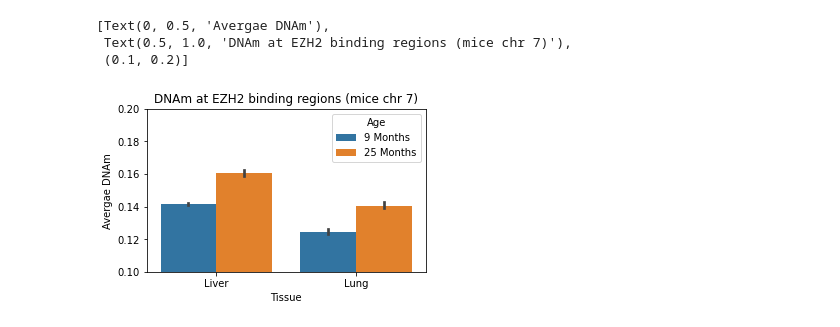
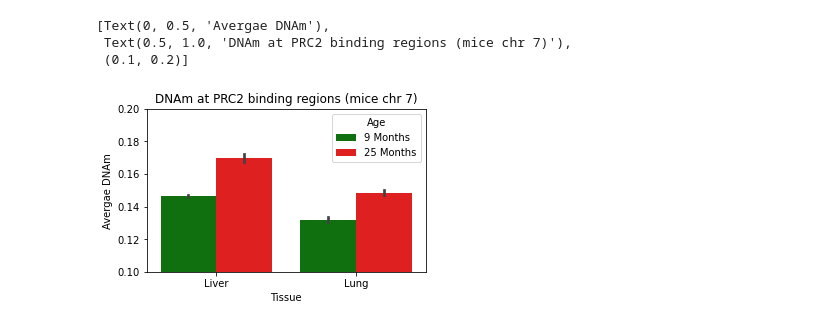
Before and after one commit to moqri/emi, a Jupyter notebook: mice/pad.ipynb, the cells around one changed output. Drawn from its saved outputs; the diff is of its cells as text; code cells hidden in the pictures.

```diff
--- a/mice/pad.ipynb
+++ b/mice/pad.ipynb
@@ -36,5 +44,5 @@ h[h.ch=='chr7'].head(1)
 # %%
-ys=get_meth('l',9)
+ys=get_meth('r',9,h7)
 ys=pd.DataFrame(ys).mean(1)
 ys.mean()
 # %% [output]
@@ -55,0 +63,5 @@ pl.to_csv(path+'l/results_ezl.csv')
+# %%
+#pl.to_csv(path+'l/results_ezl.csv')
+#l=pd.read_csv(path+'l/results_ezl.csv',index_col=0)
+#r=pd.read_csv(path+'r/results.csv',index_col=0)
+r=pl
@@ -56,21 +71,17 @@ pl.to_csv(path+'l/results_ezl.csv')
 # %%
-l=pd.read_csv(path+'l/results_ezl.csv',index_col=0)
-r=pd.read_csv(path+'r/results.csv',index_col=0)
-l.columns=['9 Months','25 Months']
 r.columns=['9 Months','25 Months']
 # %%
-l['Tissue']='Liver'
 r['Tissue']='Lung'
 # %%
 pl=pd.concat([l,r]).melt('Tissue')
 # %%
 pl.columns=['Tissue','Age','DNAm']
-# %%
-fig, ax = plt.subplots(figsize=(5,3))
-sns.barplot(data=pl,x='Tissue',y='DNAm',hue='Age',ax=ax)
-ax.set(ylabel='Avergae DNAm',title='DNAm at EZH2 binding regions (mice chr 7)',ylim=[0.1,.2])
-# %% [output]
-[Text(0, 0.5, 'Avergae DNAm'),
- Text(0.5, 1.0, 'DNAm at EZH2 binding regions (mice chr 7)'),
- (0.1, 0.2)]
-[figure, removed]
+# %%
+fig, ax = plt.subplots(figsize=(5,3))
+sns.barplot(data=pl,x='Tissue',y='DNAm',hue='Age',ax=ax,palette=['g','r'])
+ax.set(ylabel='Avergae DNAm',title='DNAm at PRC2 binding regions (mice chr 7)',ylim=[0.1,.2])
+# %% [output]
+[Text(0, 0.5, 'Avergae DNAm'),
+ Text(0.5, 1.0, 'DNAm at PRC2 binding regions (mice chr 7)'),
+ (0.1, 0.2)]
+[figure, added]
```
Also changed, not shown: parts of 9 cells of this notebook, 1 other file.
